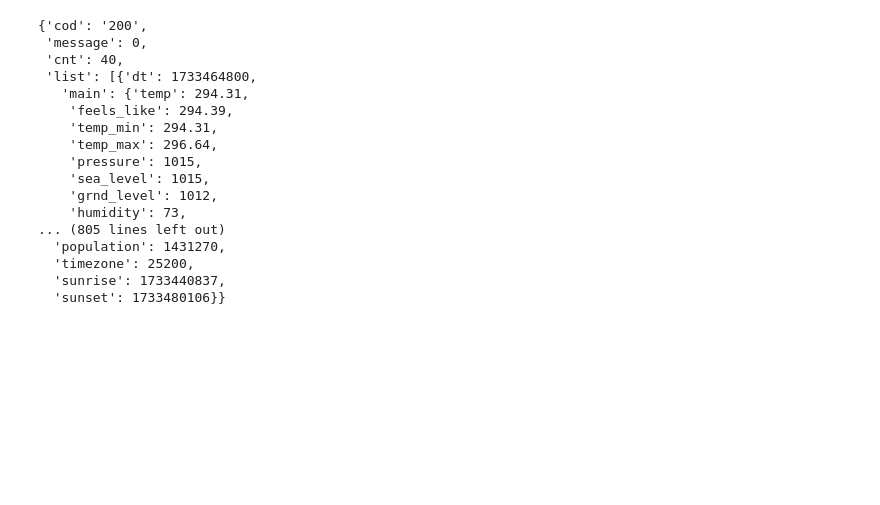
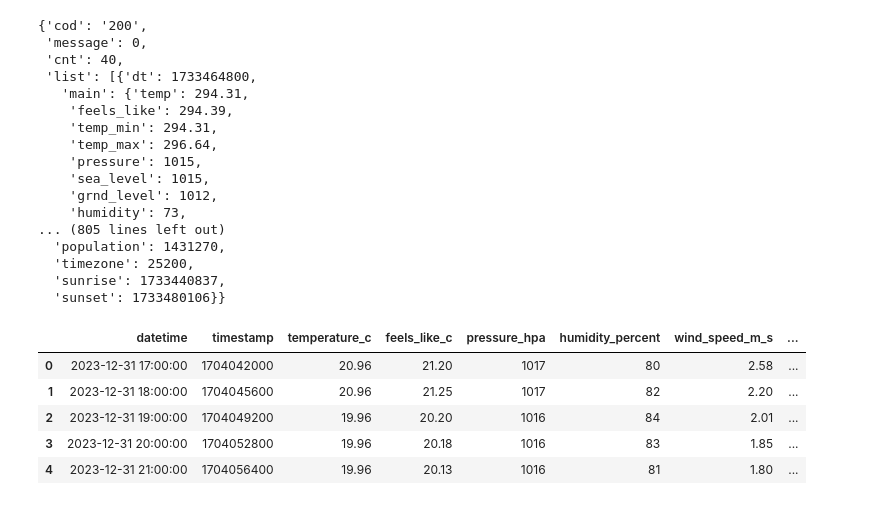
Before and after one commit to thanhtrungnguyen/air-quality-prediction-system, a Jupyter notebook: prediction-engine/notebooks/11_data_collection_openweathermap.ipynb, the cells around one changed output. Cells and saved outputs as stored; diff of their text form; code cells hidden in the pictures; blank space fills up the shorter version.

```diff
--- a/prediction-engine/notebooks/11_data_collection_openweathermap.ipynb
+++ b/prediction-engine/notebooks/11_data_collection_openweathermap.ipynb
@@ -7,8 +7,8 @@ from datetime import datetime
 import pytz
 # %%
 # download the data from api
-# api_key = 'a75a84e48241965a215cb7ab7656bc92'
-api_key = 'bd5e378503939ddaee76f12ad7a97608'
+api_key = 'a75a84e48241965a215cb7ab7656bc92'
+# api_key = 'bd5e378503939ddaee76f12ad7a97608'
 city = 'Hanoi'
 # %%
 # get lat long of mumbai
@@ -255,0 +321,16 @@ forecast_weather_data
+# %%
+lat, lon = 21.0285, 105.8542  # Coordinates for Hanoi
+start = int(datetime(2024, 1, 1).timestamp())
+end = int(datetime(2024, 12, 1).timestamp())
+api_key = "a75a84e48241965a215cb7ab7656bc92"
+# %%
+# Fetch weather data (will work if you run this in an environment with access to the API)
+weather_history_df = fetch_weather_history(lat, lon, start, end, api_key)
+weather_history_df.head()
+# %% [output]
+|  | datetime | timestamp | temperature_c | feels_like_c | pressure_hpa | humidity_percent | wind_speed_m_s | ... |
+| 0 | 2023-12-31 17:00:00 | 1704042000 | 20.96 | 21.20 | 1017 | 80 | 2.58 | ... |
+| 1 | 2023-12-31 18:00:00 | 1704045600 | 20.96 | 21.25 | 1017 | 82 | 2.20 | ... |
+| 2 | 2023-12-31 19:00:00 | 1704049200 | 19.96 | 20.20 | 1016 | 84 | 2.01 | ... |
+| 3 | 2023-12-31 20:00:00 | 1704052800 | 19.96 | 20.18 | 1016 | 83 | 1.85 | ... |
+| 4 | 2023-12-31 21:00:00 | 1704056400 | 19.96 | 20.13 | 1016 | 81 | 1.80 | ... |
```
Also changed, not shown: parts of 2 cells of this notebook, 6 other files.
